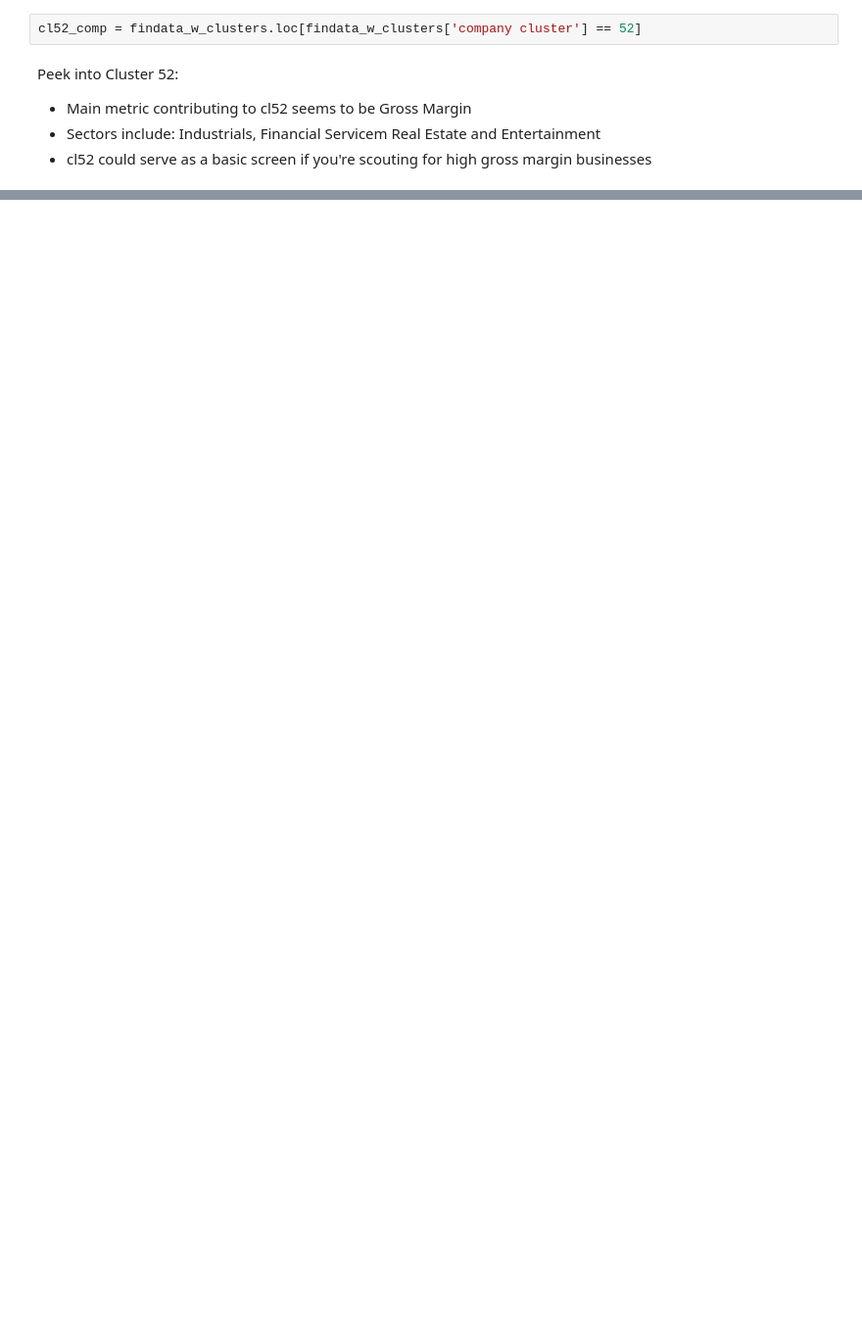
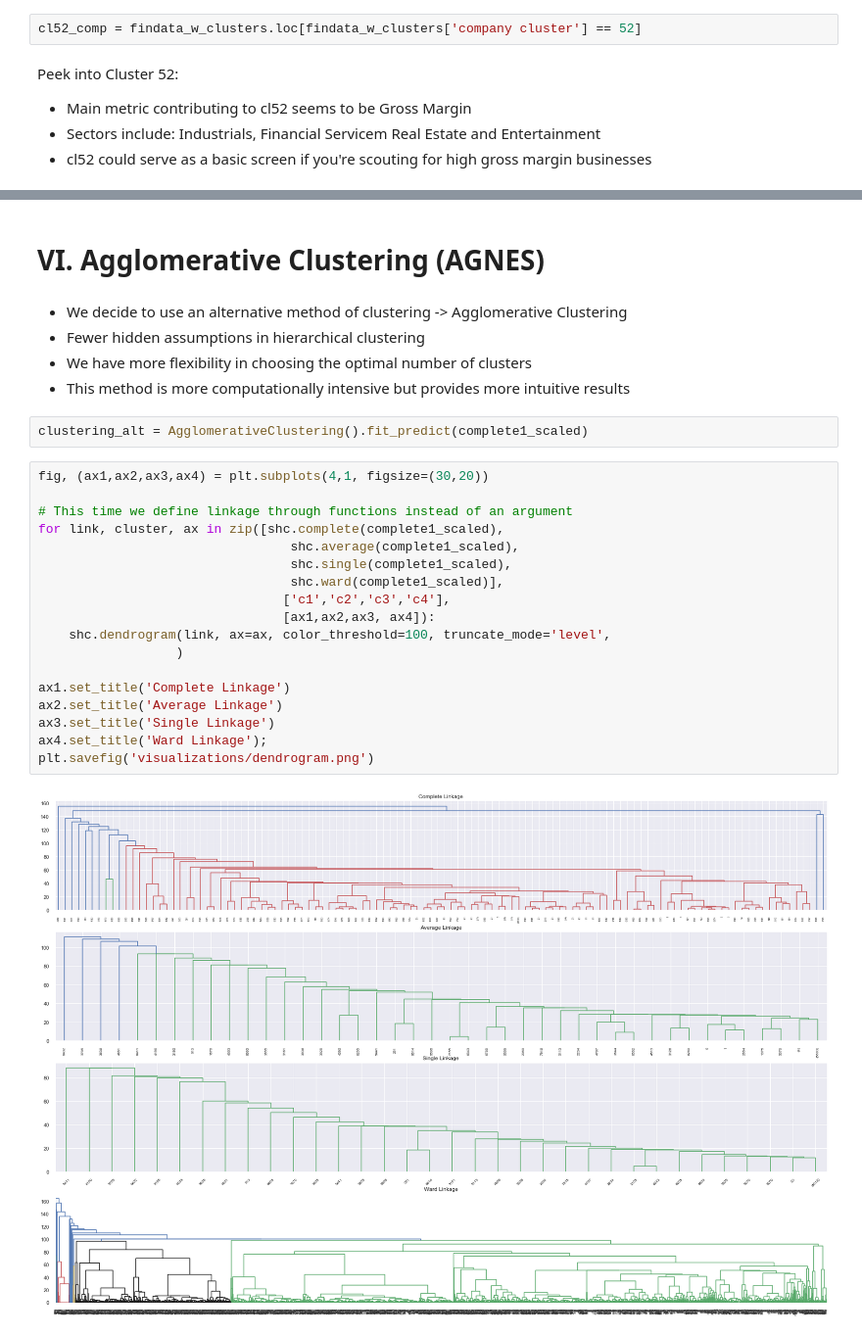
Before and after one commit to Silkways/Investment-Overwatch, a Jupyter notebook: analysis_modelling.ipynb, the cells around one changed output, grey strips where cells are left out. Shown at 98% size. Cells and saved outputs as stored; diff of their text form; blank space fills up the shorter version.

```diff
--- a/analysis_modelling.ipynb
+++ b/analysis_modelling.ipynb
@@ -341,0 +357,29 @@ cl52_comp.merge(tickers, left_on = 'symbol', right_on = 'Ticker')
+# %% [markdown]
+# VI. Agglomerative Clustering (AGNES)
+# %% [markdown]
+ - We decide to use an alternative method of clustering -> Agglomerative Clustering
+ - Fewer hidden assumptions in hierarchical clustering
+ - We have more flexibility in choosing the optimal number of clusters
+ - This method is more computationally intensive but provides more intuitive results
+# %%
+clustering_alt = AgglomerativeClustering().fit_predict(complete1_scaled)
+# %%
+fig, (ax1,ax2,ax3,ax4) = plt.subplots(4,1, figsize=(30,20))
+
+# This time we define linkage through functions instead of an argument
+for link, cluster, ax in zip([shc.complete(complete1_scaled),
+                                 shc.average(complete1_scaled),
+                                 shc.single(complete1_scaled),
+                                 shc.ward(complete1_scaled)],
+                                ['c1','c2','c3','c4'],
+                                [ax1,ax2,ax3, ax4]):
+    shc.dendrogram(link, ax=ax, color_threshold=100, truncate_mode='level',
+                  )
+
+ax1.set_title('Complete Linkage')
+ax2.set_title('Average Linkage')
+ax3.set_title('Single Linkage')
+ax4.set_title('Ward Linkage');
+plt.savefig('visualizations/dendrogram.png')
+# %% [output]
+[figure, added]
```
Also changed, not shown: parts of 34 cells of this notebook, 4 other files.
